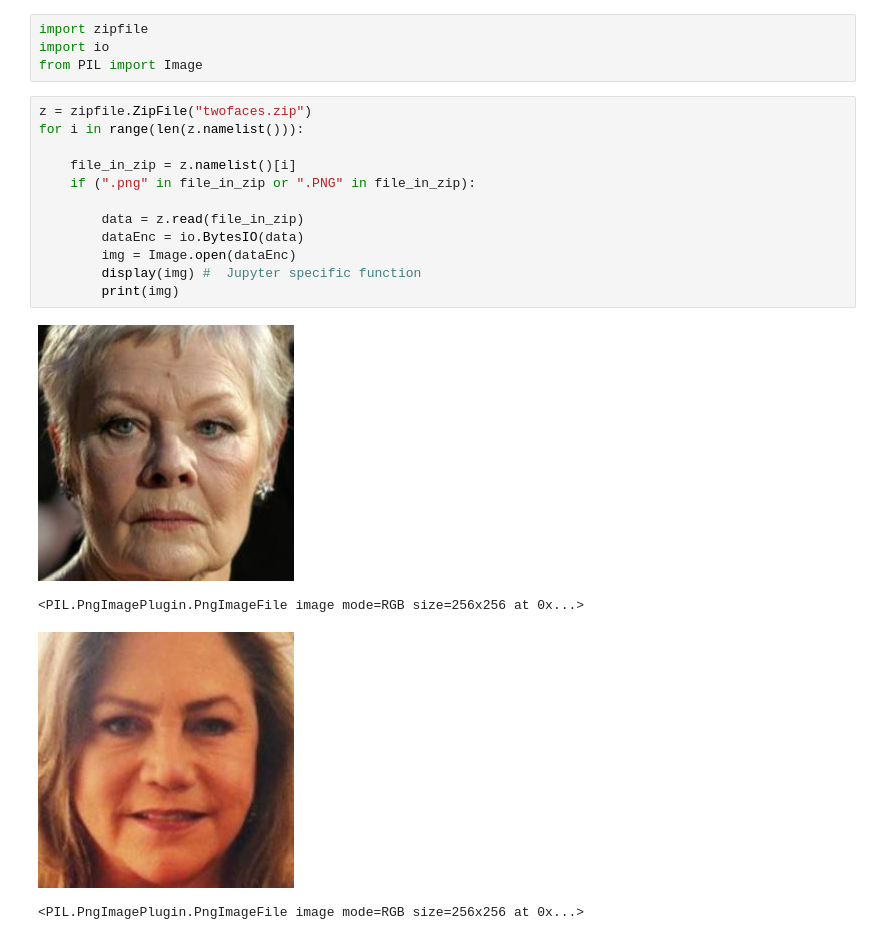
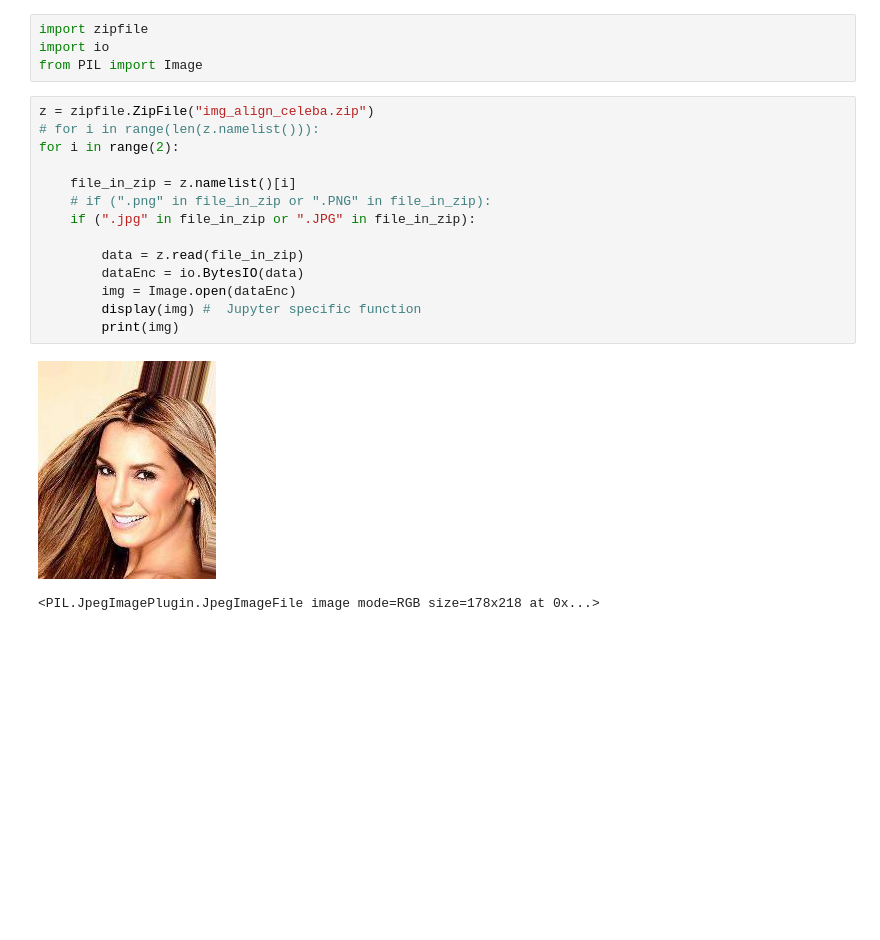
Before and after one commit to SourCherries/VAE-GAN-CelebA, a Jupyter notebook: z_batch.ipynb, the cells around one changed output. Drawn from its saved outputs; the diff is of its cells as text; blank space fills up the shorter version.

```diff
--- a/z_batch.ipynb
+++ b/z_batch.ipynb
@@ -70,19 +77,19 @@ import zipfile
 import io
 from PIL import Image
 # %%
-z = zipfile.ZipFile("twofaces.zip")
-for i in range(len(z.namelist())):
+z = zipfile.ZipFile("img_align_celeba.zip")
+# for i in range(len(z.namelist())):
+for i in range(2):
 
     file_in_zip = z.namelist()[i]
-    if (".png" in file_in_zip or ".PNG" in file_in_zip):
+    # if (".png" in file_in_zip or ".PNG" in file_in_zip):
+    if (".jpg" in file_in_zip or ".JPG" in file_in_zip):
 
         data = z.read(file_in_zip)
         dataEnc = io.BytesIO(data)
         img = Image.open(dataEnc)
         display(img) #  Jupyter specific function
         print(img)
 # %% [output]
-[figure, old version]
+[figure, new version]
-<PIL.PngImagePlugin.PngImageFile image mode=RGB size=256x256 at 0x...>
+<PIL.JpegImagePlugin.JpegImageFile image mode=RGB size=178x218 at 0x...>
-[figure, removed]
-<PIL.PngImagePlugin.PngImageFile image mode=RGB size=256x256 at 0x...>
```
Also changed, not shown: parts of 1 cell of this notebook.
